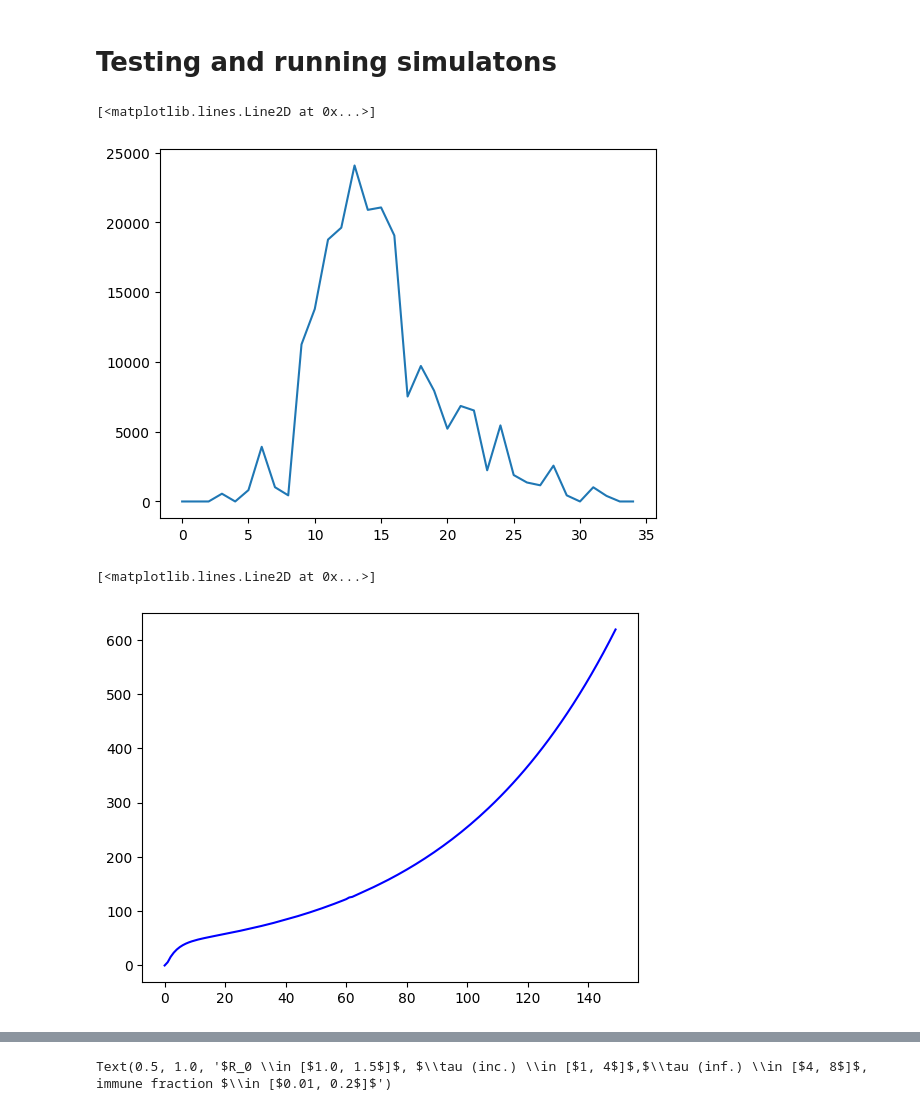
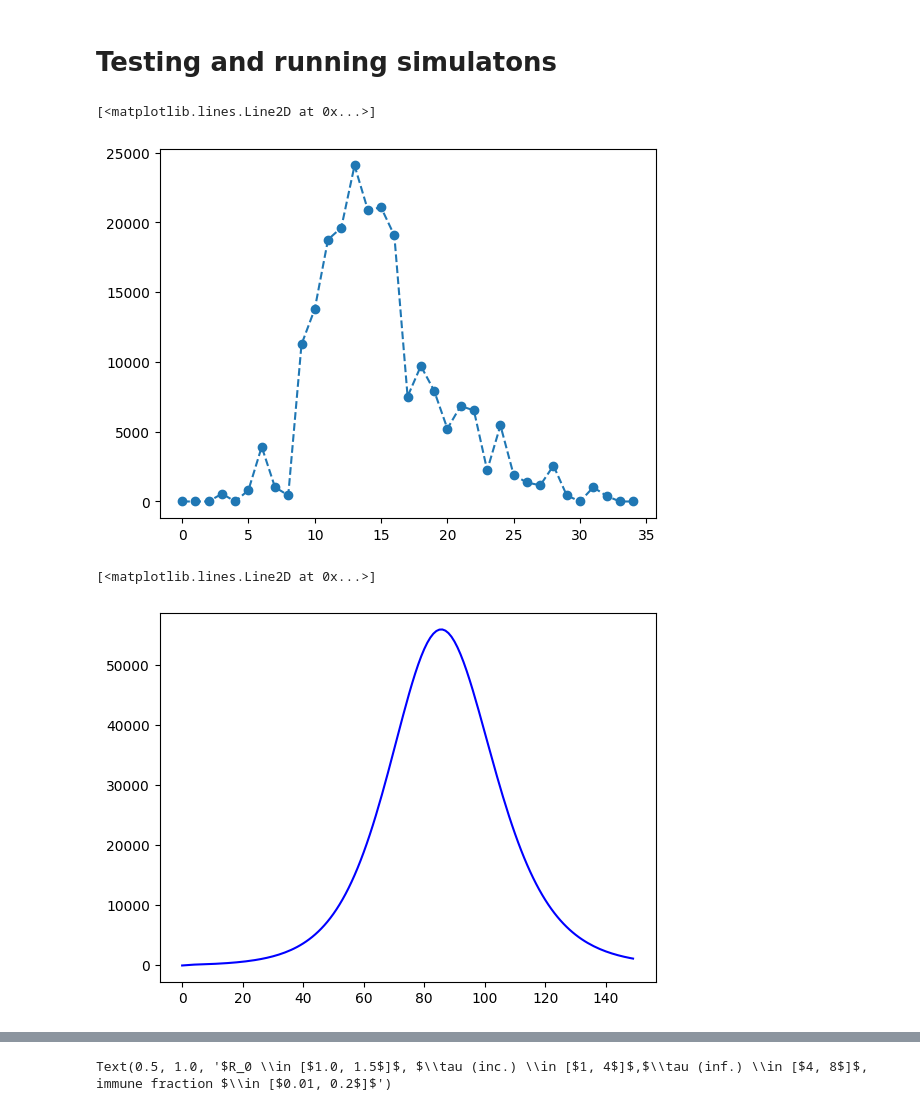
Before and after one commit to korzin-andrey/AMM_2025, a Jupyter notebook: test.ipynb, the cells around one changed output, grey strips where cells are left out. Cells and saved outputs as stored; diff of their text form; code cells hidden in the pictures.

```diff
--- a/test.ipynb
+++ b/test.ipynb
@@ -23,27 +23,27 @@ from simulation.error_model import NaiveErrorModel
 # %%
 data = pd.read_csv('./data/wave_2014-2015_spb.csv', sep='\t', index_col=0)
 weekly_incidence_data = data['total_cases'].to_numpy()[18:-6]
-plt.plot(weekly_incidence_data)
+plt.plot(weekly_incidence_data, '--o')
 # %% [output]
 [<matplotlib.lines.Line2D at 0x...>]
-[figure, old version]
+[figure, new version]
 # %%
 model = SEIRModel(population=5*1e6)
-R_0 = 1.5
+R_0 = 2
 
 t_incubation = 2 # in days
-t_infective = 7 # in days
+t_infective = 4 # in days
 
 alpha = 1/t_incubation
 gamma = 1/t_infective
 beta = gamma*R_0
 init_inf_frac = 0.0001
-init_rec_frac = 0.15
+init_rec_frac = 0.2
 tmax = 150 # days
 
-res = model.simulate(alpha=1/7, beta=(1/7)*1.5, gamma=1/7, init_inf_frac=1e-4, init_rec_frac=0.15)
+res = model.simulate(alpha=alpha, beta=beta, gamma=gamma, init_inf_frac=init_inf_frac, init_rec_frac=init_rec_frac)
 
 plt.plot(res.daily_incidence, color='blue', alpha=1)
 # %% [output]
 [<matplotlib.lines.Line2D at 0x...>]
-[figure, old version]
+[figure, new version]
```
Also changed, not shown: parts of 19 cells of this notebook, 3 other files.
